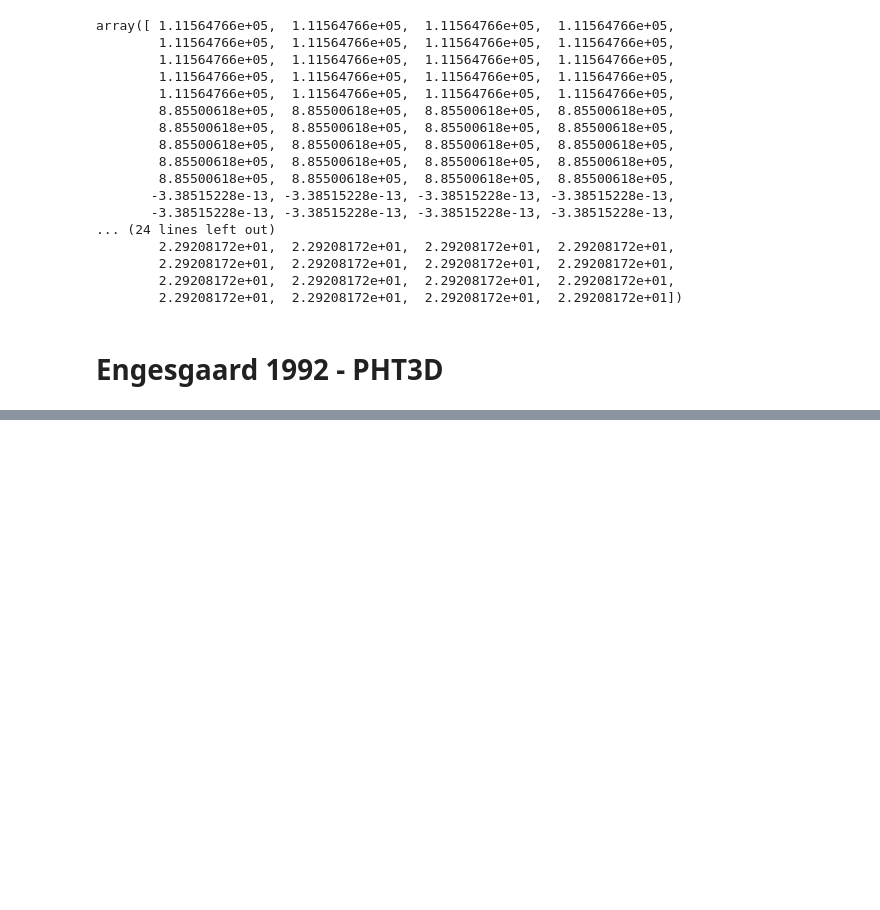
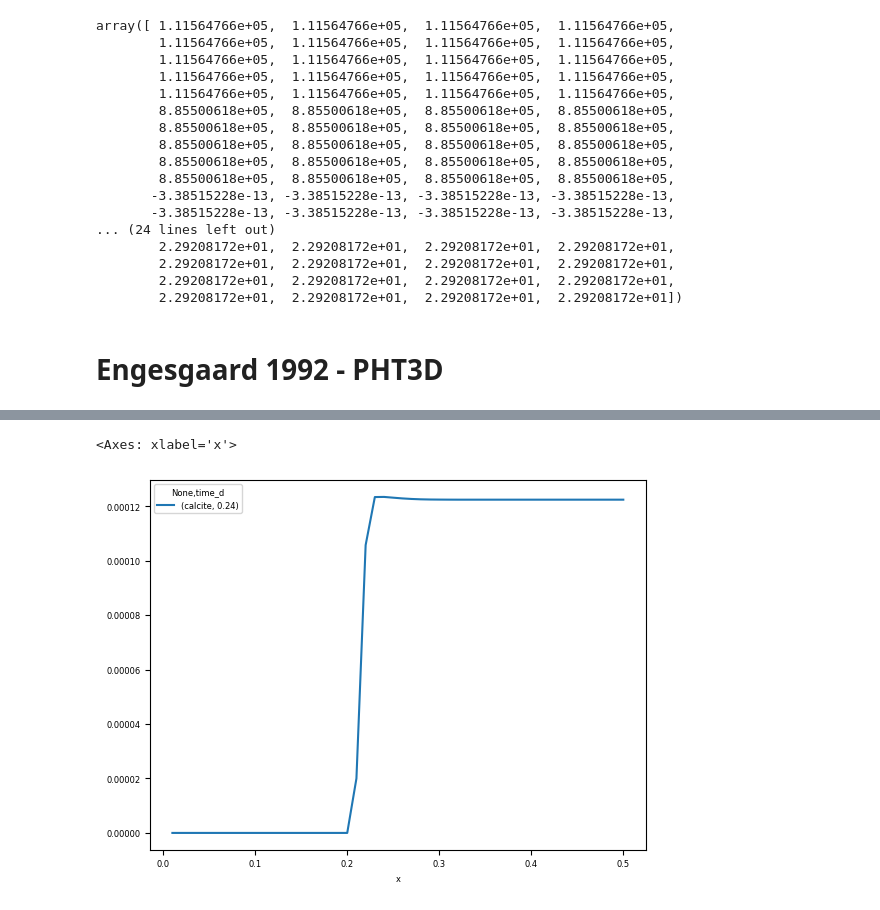
Before and after one commit to p-ortega/mf6rtm, a Jupyter notebook: testing.ipynb, the cells around one changed output, grey strips where cells are left out. Saved outputs shown, nothing was run; the diff lists cells and outputs as text; code cells hidden in the pictures; blank space fills up the shorter version.

```diff
--- a/testing.ipynb
+++ b/testing.ipynb
@@ -268 +271,6 @@ Index([  864.0,   864.0,   864.0,   864.0,   864.0,   864.0,   864.0,   864.0,
+# %%
+simdf.loc[0.24, ['x','calcite']].pivot_table(index='x', columns = 'time_d').plot()
+# %% [output]
+<Axes: xlabel='x'>
+[figure, added]
 # %%
```
Also changed, not shown: parts of 4 cells of this notebook.
